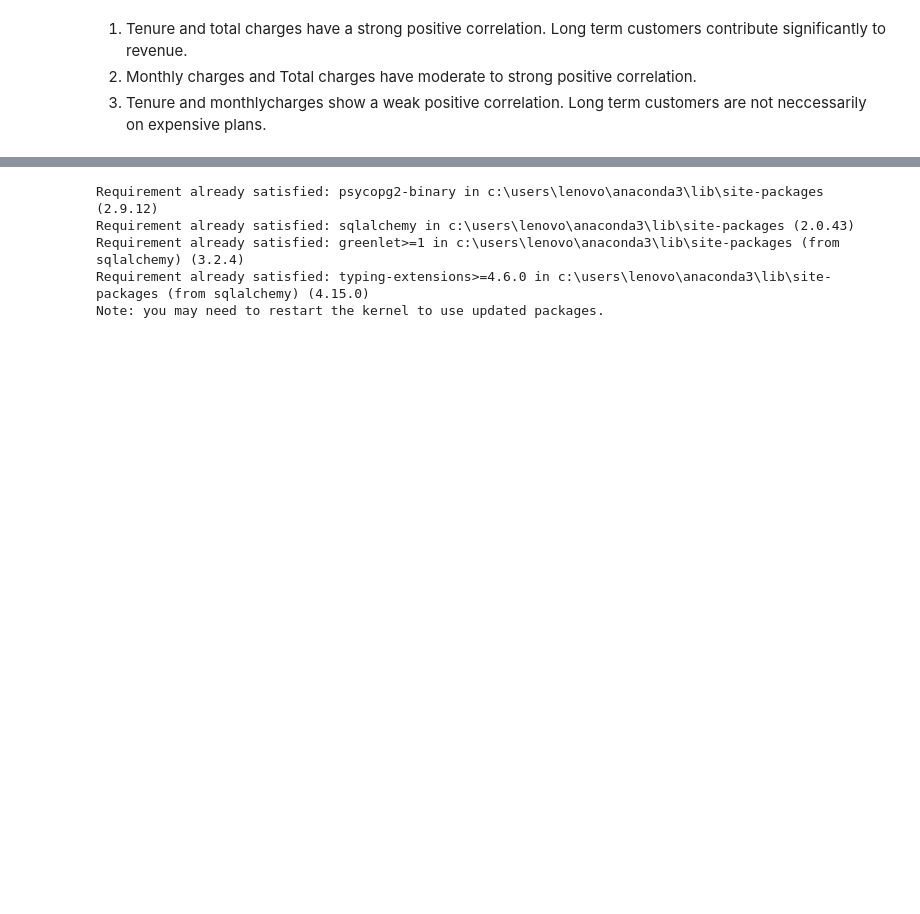
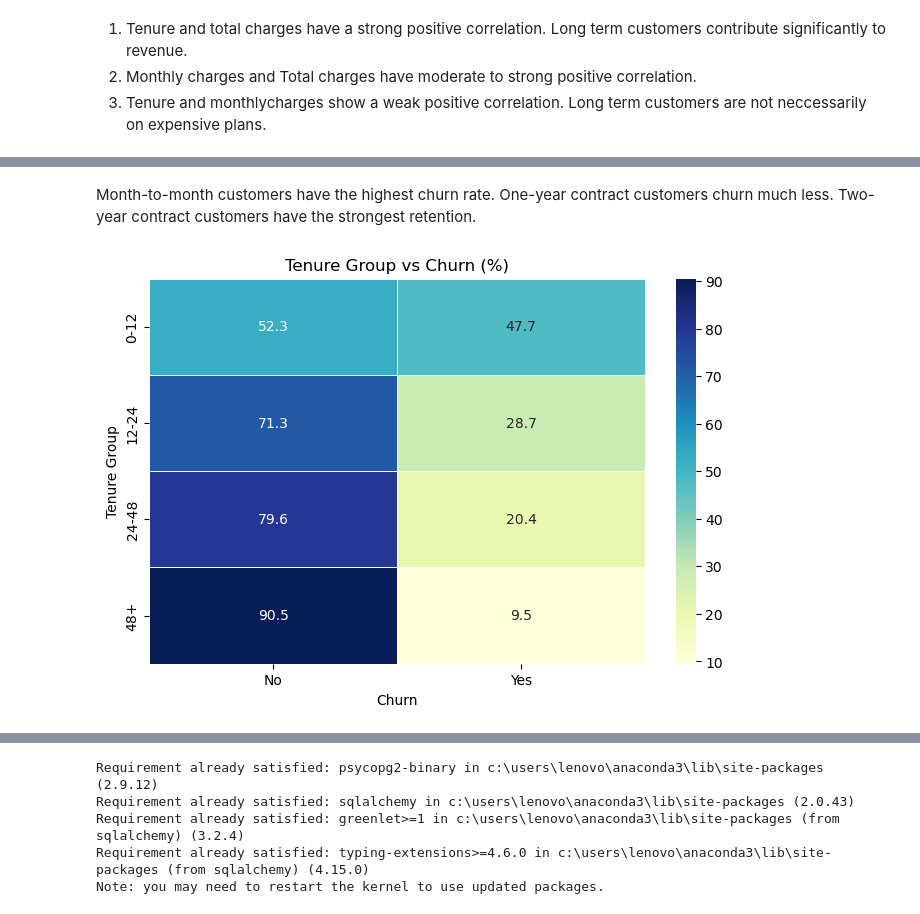
Before and after one commit to amillieypakhrin/telco_customer_churn_analysis, a Jupyter notebook: notebook/retention_analysis.ipynb, the cells around one changed output, grey strips where cells are left out. Cells and saved outputs as stored; diff of their text form; code cells hidden in the pictures; blank space fills up the shorter version.

```diff
--- a/notebook/retention_analysis.ipynb
+++ b/notebook/retention_analysis.ipynb
@@ -416,0 +449,29 @@ plt.show()
+# %% [markdown]
+Month-to-month customers have the highest churn rate.
+One-year contract customers churn much less.
+Two-year contract customers have the strongest retention.
+# %%
+#Correlation heatmap between churn and TenureGroup
+tenure_churn_pct = pd.crosstab(
+    df['TenureGroup'],
+    df['Churn'],
+    normalize='index'
+) * 100
+
+plt.figure(figsize=(8,5))
+
+sns.heatmap(
+    tenure_churn_pct,
+    annot=True,
+    fmt='.1f',
+    cmap='YlGnBu',
+    linewidths=0.5
+)
+
+plt.title('Tenure Group vs Churn (%)')
+plt.xlabel('Churn')
+plt.ylabel('Tenure Group')
+
+plt.show()
+# %% [output]
+[figure, added]
```
Also changed, not shown: parts of 6 cells of this notebook, 5 other files.
